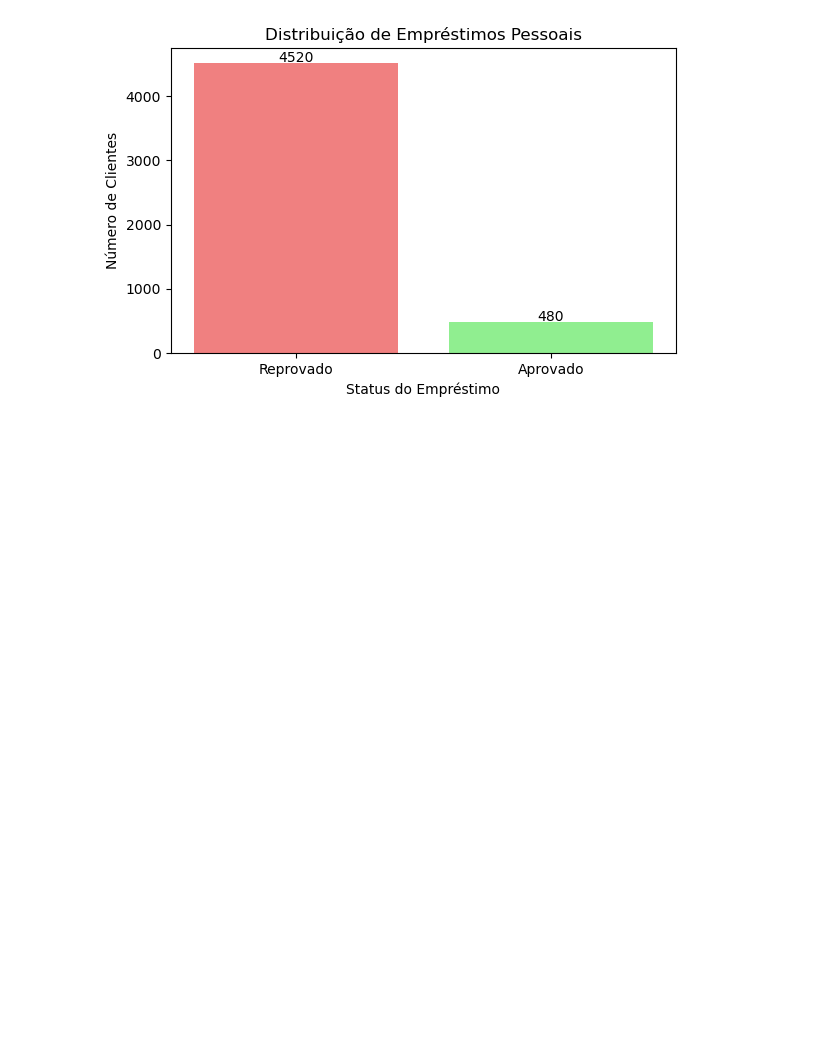
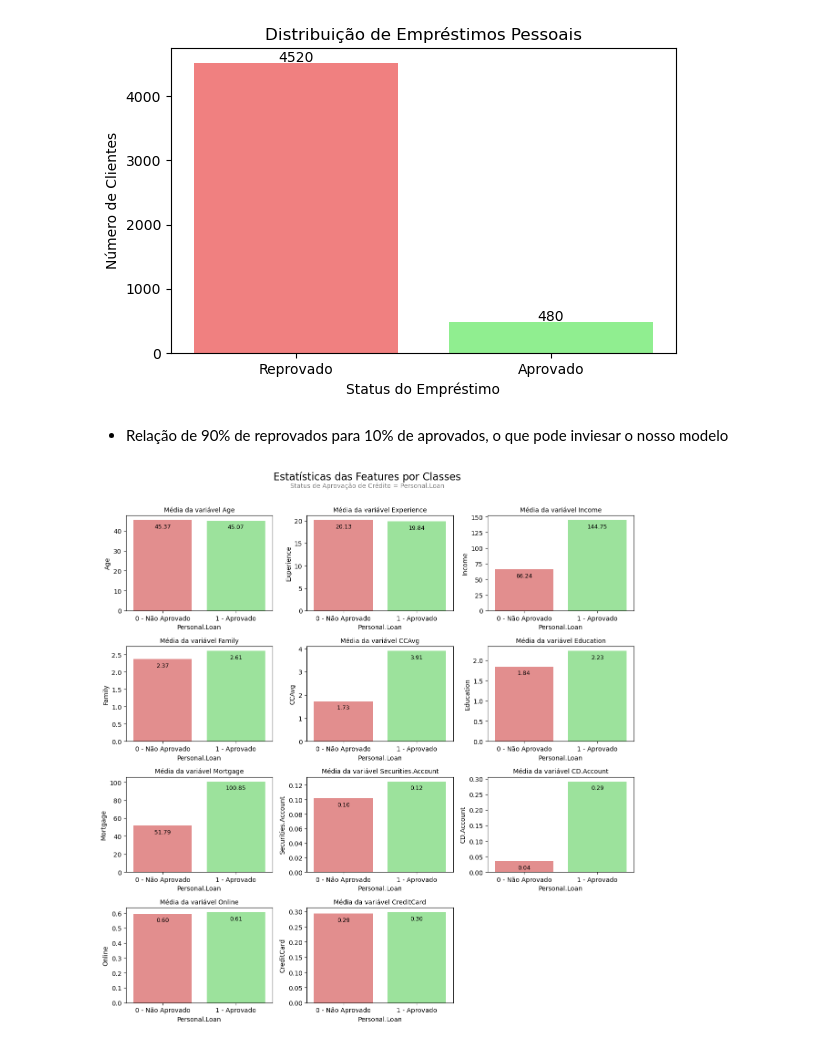
Before and after one commit to milenoepifanio/Analise_Classificacao_Churn, a Jupyter notebook: scr/AED.ipynb, the cells around one changed output. Saved outputs shown, nothing was run; the diff lists cells and outputs as text; code cells hidden in the pictures; blank space fills up the shorter version.

Commit message:
Finishing AED and iniciating models

```diff
--- a/scr/AED.ipynb
+++ b/scr/AED.ipynb
@@ -205,3 +228,31 @@ plt.tight_layout()
 plt.show()
 # %% [output]
 [figure]
+# %% [markdown]
+- Relação de 90% de reprovados para 10% de aprovados, o que pode inviesar o nosso modelo
+# %%
+colunas = ['Age', 'Experience', 'Income', 'Family', 'CCAvg', 'Education', 'Mortgage','Securities.Account', 'CD.Account', 'Online', 'CreditCard']
+
+custom_colors = ['lightcoral', 'lightgreen']
+
+plt.figure(figsize=(12, 12))
+plt.suptitle('Estatísticas das Features por Classes', y=1.02, fontsize=16)
+plt.figtext(0.5, 0.99, 'Status de Aprovação de Crédito = Personal.Loan', ha='center', fontsize=10, color='gray')
+
+for i, q in enumerate(colunas, 1):
+    plt.subplot(4, 3, i)
+    estatisticas_media = df.groupby('Personal.Loan')[q].mean().reset_index()
+    estatisticas_media = estatisticas_media.sort_values('Personal.Loan')
+
+    ax = sns.barplot(data=estatisticas_media, x='Personal.Loan', y=q, palette=custom_colors)
+
+    for container in ax.containers:
+        ax.bar_label(container, labels=[f'{v.get_height():.2f}' for v in container], fontsize=9, padding=-15)
+
+    plt.xticks(ticks=[0, 1], labels=['0 - Não Aprovado', '1 - Aprovado'])
+    plt.title(f'Média da variável {q}', fontsize=10)
+
+plt.tight_layout()
+plt.show()
+# %% [output]
+[figure, added]
```
Also changed, not shown: parts of 24 cells of this notebook.
